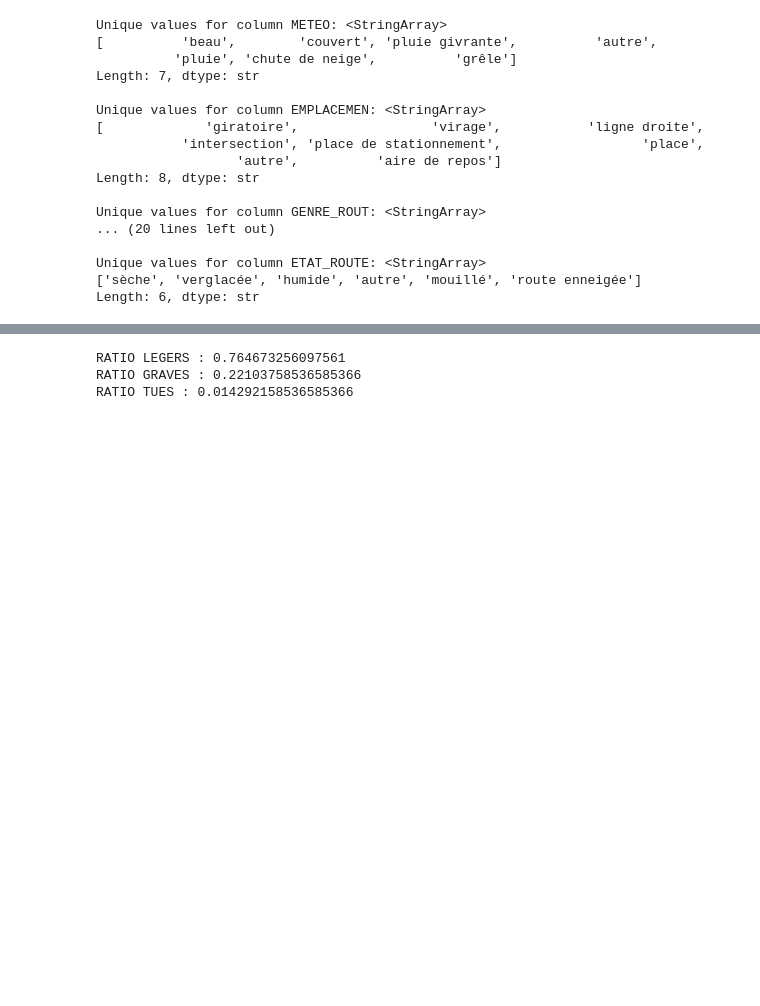
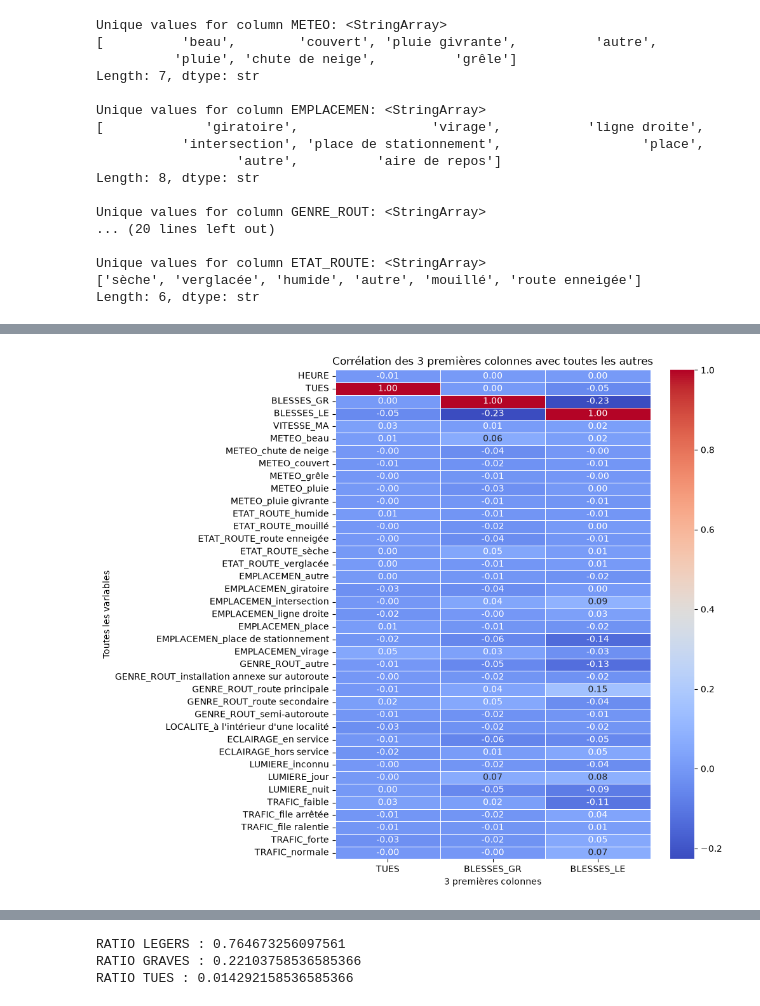
Before and after one commit to val-mon/sos-routier, a Jupyter notebook: classifier.ipynb, the cells around one changed output, grey strips where cells are left out. Cells and saved outputs as stored; diff of their text form; code cells hidden in the pictures; blank space fills up the shorter version.

```diff
--- a/classifier.ipynb
+++ b/classifier.ipynb
@@ -172,22 +172,24 @@ df_final.drop('geometry', inplace=True, axis=1)
 # %%
 import seaborn as sns
 import matplotlib.pyplot as plt
 
 # Sélectionner toutes les lignes (variables) et les 3 premières colonnes
-corr_subset = df_final.corr().iloc[:, :3]
+corr_subset = df_final.corr(method='kendall').loc[:, ['TUES', 'BLESSES_GR', 'BLESSES_LE']]
 
 # Création de la figure
 plt.figure(figsize=(8, 10)) # Ajuste la taille selon le nombre total de variables
 sns.heatmap(
     corr_subset,
     annot=True,       # Affiche les valeurs numériques dans les cases
     cmap="coolwarm",  # Palette de couleurs (bleu = négatif, rouge = positif)
     fmt=".2f",        # Format des nombres (2 décimales)
     linewidths=0.5,   # Lignes de séparation entre les cellules
     cbar=True         # Barre de couleur sur le côté
 )
 
 plt.title("Corrélation des 3 premières colonnes avec toutes les autres", fontsize=12)
 plt.xlabel("3 premières colonnes")
 plt.ylabel("Toutes les variables")
 plt.show()
+# %% [output]
+[figure, added]
```
Also changed, not shown: parts of 13 cells of this notebook.
